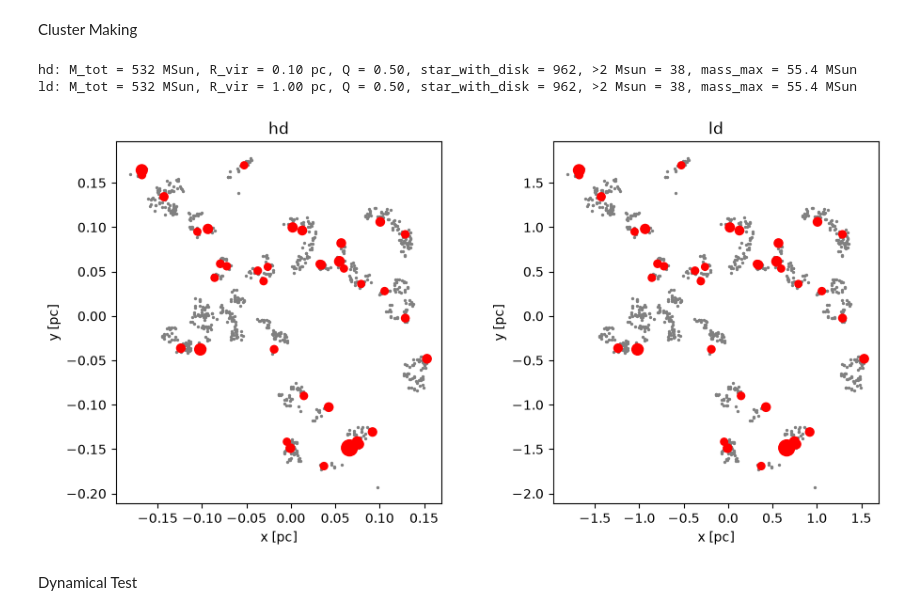
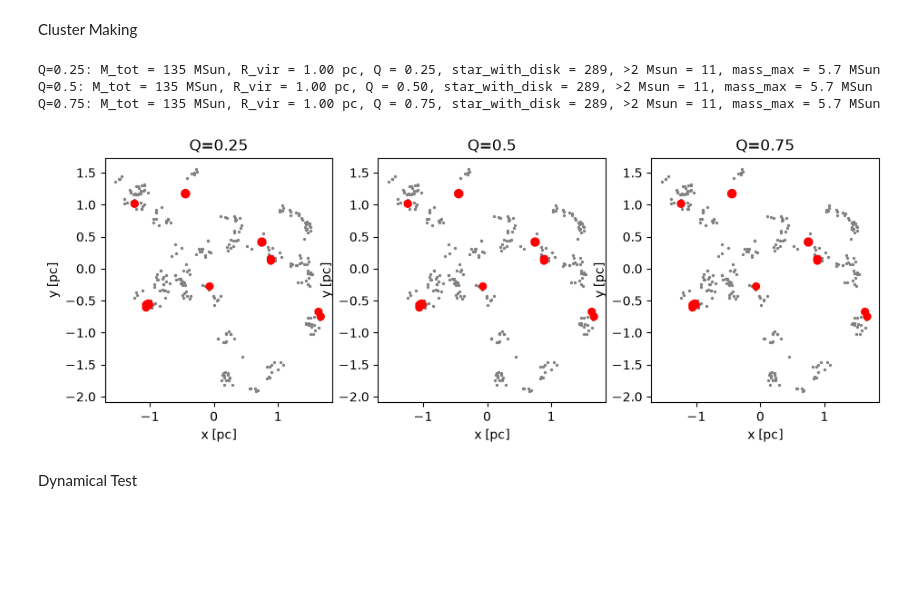
Before and after one commit to sapounas20/AMUSE_project, a Jupyter notebook: Clustering.ipynb, the cells around one changed output. Saved outputs shown, nothing was run; the diff lists cells and outputs as text; code cells hidden in the pictures; blank space fills up the shorter version.

Commit message:
extract the functions to a single file; change virial ratio instead of virial radius

```diff
--- a/Clustering.ipynb
+++ b/Clustering.ipynb
@@ -12,8 +12,8 @@ import numpy as np
 # %% [markdown]
 Cluster Making
 # %%
-def make_cluster(n_stars=1000, r_vir=1.0 | units.pc,
-                 fractal_dimension=1.6, seed=42):
+def make_cluster(n_stars=300, r_vir=1.0 | units.pc,
+                 fractal_dimension=1.6, virial_ratio=0.5, seed=42):
 
     # the definition and affects of fractal dimension?
     np.random.seed(seed)
@@ -29,34 +29,35 @@ def make_cluster(n_stars=1000, r_vir=1.0 | units.pc,
     #reset the mass-center
     stars.move_to_center()
     #scale the position and velocity to guarantee the Virial_ratio=0.5
-    stars.scale_to_standard(convert_nbody=converter, virial_ratio=0.5)
+    stars.scale_to_standard(convert_nbody=converter, virial_ratio=virial_ratio)
     return stars, converter
 # %%
 # make a high density cluster and a low density one
-clusters = {"hd": make_cluster(r_vir=0.1 | units.pc),
-            "ld": make_cluster(r_vir=1.0 | units.pc)}
+clusters = {f"Q={q}": make_cluster(r_vir=1.0 | units.pc, virial_ratio=q)
+            for q in [0.25, 0.5, 0.75]}
 
-fig, axes = plt.subplots(1, 2, figsize=(11, 5))
+fig, axes = plt.subplots(1, 3, figsize=(11, 5))
 for ax, (name, (stars, conv)) in zip(axes, clusters.items()):
     T = stars.kinetic_energy().value_in(units.J)
     W = stars.potential_energy().value_in(units.J)
     Q = T / abs(W)
     #select the massive stars (larger than 2 MSun) (whose disks evaporated faster)
     big = stars[stars.mass > 2 | units.MSun]
     print(f"{name}: M_tot = {stars.mass.sum().value_in(units.MSun):.0f} MSun, "
           f"R_vir = {stars.virial_radius().value_in(units.pc):.2f} pc, Q = {Q:.2f}, "
           f"star_with_disk = {len(stars) - len(big)}, >2 Msun = {len(big)}, "
           f"mass_max = {stars.mass.max().value_in(units.MSun):.1f} MSun")
     ax.scatter(stars.x.value_in(units.pc), stars.y.value_in(units.pc), s=2, c="grey")
     ax.scatter(big.x.value_in(units.pc), big.y.value_in(units.pc),
                s=20 * np.sqrt(big.mass.value_in(units.MSun)), c="red")
     ax.set_title(name); ax.set_xlabel("x [pc]"); ax.set_ylabel("y [pc]")
     ax.set_aspect("equal")
 plt.show()
 # %% [output]
-hd: M_tot = 532 MSun, R_vir = 0.10 pc, Q = 0.50, star_with_disk = 962, >2 Msun = 38, mass_max = 55.4 MSun
-ld: M_tot = 532 MSun, R_vir = 1.00 pc, Q = 0.50, star_with_disk = 962, >2 Msun = 38, mass_max = 55.4 MSun
+Q=0.25: M_tot = 135 MSun, R_vir = 1.00 pc, Q = 0.25, star_with_disk = 289, >2 Msun = 11, mass_max = 5.7 MSun
+Q=0.5: M_tot = 135 MSun, R_vir = 1.00 pc, Q = 0.50, star_with_disk = 289, >2 Msun = 11, mass_max = 5.7 MSun
+Q=0.75: M_tot = 135 MSun, R_vir = 1.00 pc, Q = 0.75, star_with_disk = 289, >2 Msun = 11, mass_max = 5.7 MSun
-[figure, old version]
+[figure, new version]
 # %% [markdown]
 Dynamical Test
 # %%
```
Also changed, not shown: parts of 10 cells of this notebook, 1 other file.
